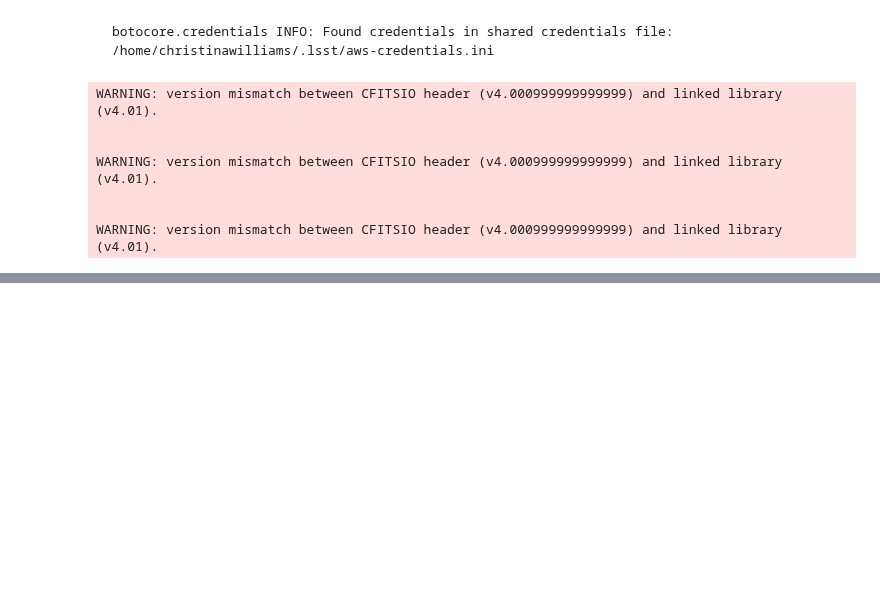
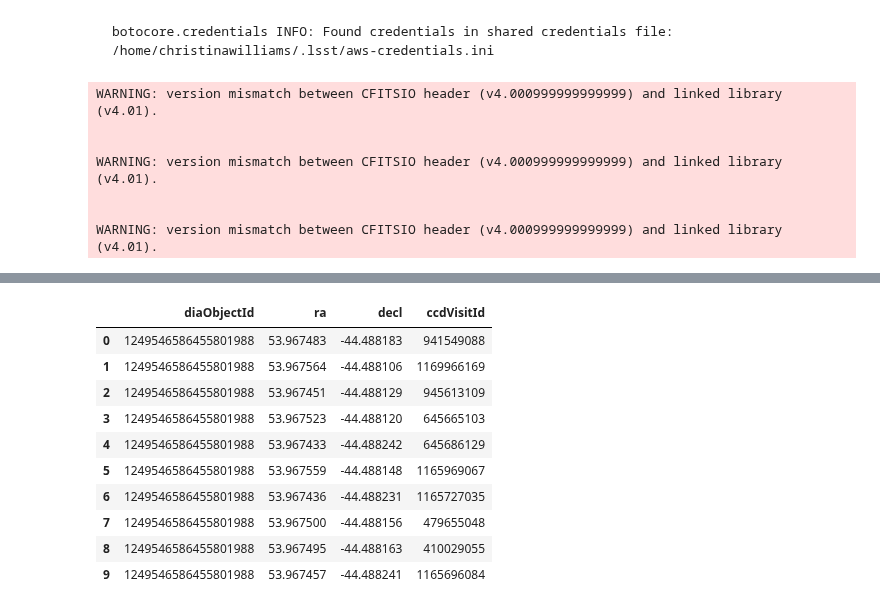
Before and after one commit to rubin-dp0/cst-dev, a Jupyter notebook: CCW_treehouse/Image_cutout_service_draft_template.ipynb, the cells around one changed output, grey strips where cells are left out. Cells and saved outputs as stored; diff of their text form; code cells hidden in the pictures; blank space fills up the shorter version.

```diff
--- a/CCW_treehouse/Image_cutout_service_draft_template.ipynb
+++ b/CCW_treehouse/Image_cutout_service_draft_template.ipynb
@@ -285,0 +233,19 @@ SyntaxError: unterminated string literal (detected at line 14) (2384229232.py, l
+# %%
+query = "SELECT TOP " + str(10) + " " + \
+        "diaObjectId, ra, decl, ccdVisitId " + \
+        "FROM dp02_dc2_catalogs.DiaSource " #+ \
+
+results = service.search(query)
+results.to_table().to_pandas()
+# %% [output]
+|  | diaObjectId | ra | decl | ccdVisitId |
+| 0 | 1249546586455801988 | 53.967483 | -44.488183 | 941549088 |
+| 1 | 1249546586455801988 | 53.967564 | -44.488106 | 1169966169 |
+| 2 | 1249546586455801988 | 53.967451 | -44.488129 | 945613109 |
+| 3 | 1249546586455801988 | 53.967523 | -44.488120 | 645665103 |
+| 4 | 1249546586455801988 | 53.967433 | -44.488242 | 645686129 |
+| 5 | 1249546586455801988 | 53.967559 | -44.488148 | 1165969067 |
+| 6 | 1249546586455801988 | 53.967436 | -44.488231 | 1165727035 |
+| 7 | 1249546586455801988 | 53.967500 | -44.488156 | 479655048 |
+| 8 | 1249546586455801988 | 53.967495 | -44.488163 | 410029055 |
+| 9 | 1249546586455801988 | 53.967457 | -44.488241 | 1165696084 |
```
Also changed, not shown: parts of 10 cells of this notebook.
